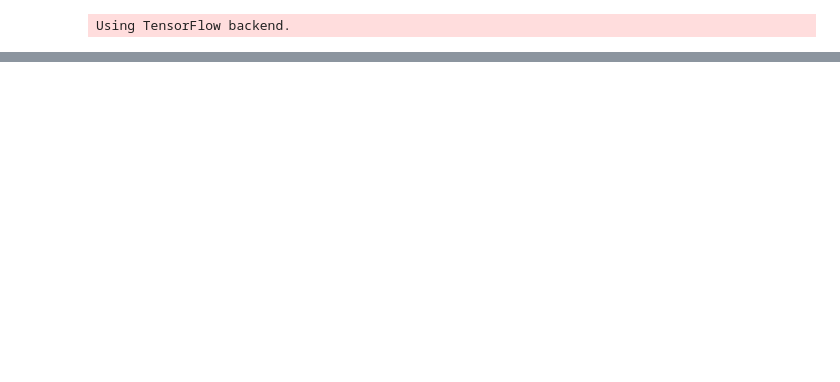
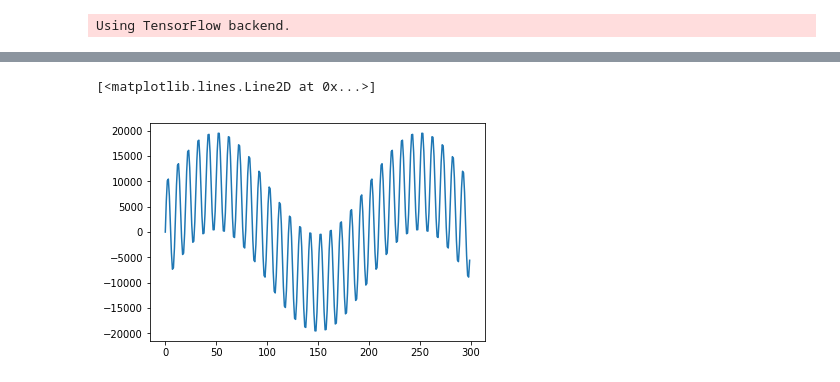
Before and after one commit to endrehp/FEM-ML, a Jupyter notebook: Cantilever_vibration.ipynb, the cells around one changed output, grey strips where cells are left out. Cells and saved outputs as stored; diff of their text form; code cells hidden in the pictures; blank space fills up the shorter version.

```diff
--- a/Cantilever_vibration.ipynb
+++ b/Cantilever_vibration.ipynb
@@ -112,0 +141,5 @@ d = 10 #number of steps in "model memory"
+# %%
+plt.plot(f)
+# %% [output]
+[<matplotlib.lines.Line2D at 0x...>]
+[figure, added]
```
Also changed, not shown: parts of 20 cells of this notebook.
